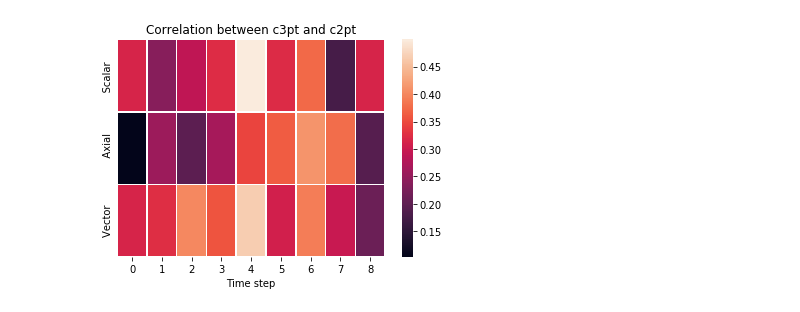
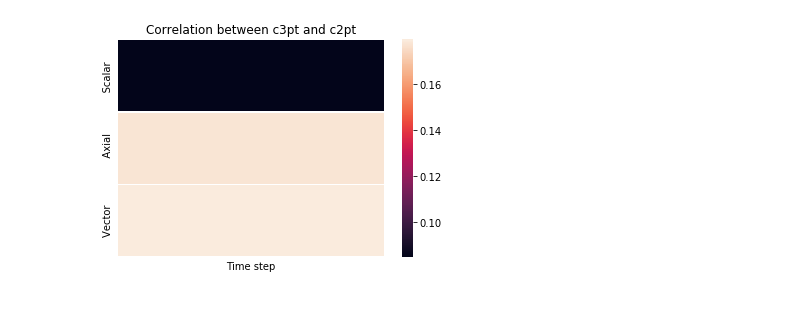
Before and after one commit to jacarolan/BNL_QCD_ML, a Jupyter notebook: ML/Python/Larger Pion Mass/Correlation Plots.ipynb, the cells around one changed output. Saved outputs shown, nothing was run; the diff lists cells and outputs as text; code cells hidden in the pictures.

```diff
--- a/ML/Python/Larger Pion Mass/Correlation Plots.ipynb
+++ b/ML/Python/Larger Pion Mass/Correlation Plots.ipynb
@@ -109,26 +109,19 @@ labels_V = np.array([np.array([c3pt_V[i][0], c3pt_V[i][1]]) for i in range(len(c
 corrs_S = []
 corrs_A = []
 corrs_V = []
-for t in range(5, 14):
-    c2pt_chunk = []
-    c3pt_S_chunk = []
-    c3pt_A_chunk = []
-    c3pt_V_chunk = []
-    for i in range(len(features)):
-        if int(features[i, 0]) == t and int(features[i, 1]) == 0:
-            c2pt_chunk.append(features[i, 2] + 1j * features[i, 3])
-        if int(features[i, 0]) == 9 and int(features[i, 1]) == 0:
-            c3pt_S_chunk.append(labels_S[i, 0] + 1j * labels_S[i, 1])
-            c3pt_A_chunk.append(labels_A[i, 0] + 1j * labels_A[i, 1])
-            c3pt_V_chunk.append(labels_V[i, 0] + 1j * labels_V[i, 1])
-    c2pt_chunk = np.array(c2pt_chunk)
-    c3pt_S_chunk = np.array(c3pt_S_chunk)
-    c3pt_A_chunk = np.array(c3pt_A_chunk)
-    c3pt_V_chunk = np.array(c3pt_V_chunk)
 
-    corr_S, _ = pearsonr(c2pt_chunk, c3pt_S_chunk)
-    corr_A, _ = pearsonr(c2pt_chunk, c3pt_A_chunk)
-    corr_V, _ = pearsonr(c2pt_chunk, c3pt_V_chunk)
-    corrs_S.append(np.sqrt(np.abs(corr_S)))
-    corrs_A.append(np.sqrt(np.abs(corr_A)))
-    corrs_V.append(np.sqrt(np.abs(corr_V)))
+c2pt_chunk = []
+c3pt_S_chunk = []
+c3pt_A_chunk = []
+c3pt_V_chunk = []
+c2pt_OTHER_chunk = []
+for i in range(len(features)):
+    t = int(features[i, 0])
+    tau = int(features[i, 1])
+    if (t - tau + 64) % 64 > 8:
+        continue
+    else:
+        c2pt_chunk.append(features[i, 2] + 1j * features[i, 3])
+        c3pt_S_chunk.append(labels_S[i, 0] + 1j * labels_S[i, 1])
+        c3pt_A_chunk.append(labels_A[i, 0] + 1j * labels_A[i, 1])
+        c3pt_V_chunk.append(labels_V[i, 0] + 1j * labels_V[i, 1])
@@ -135,9 +137,9 @@ for t in range(5, 14):
 # %%
 data = np.array([corrs_S, corrs_A, corrs_V])
-ax = sns.heatmap(data, linewidth=0.5, yticklabels=False)
+ax = sns.heatmap(data, linewidth=0.5, yticklabels=False, xticklabels=False)
 plt.ylabel("Vector               Axial             Scalar")
 plt.title("Correlation between c3pt and c2pt")
 plt.xlabel("Time step")
 plt.show()
 # %% [output]
-[figure, old version]
+[figure, new version]
```
Also changed, not shown: parts of 1 cell of this notebook, 3 other files.
